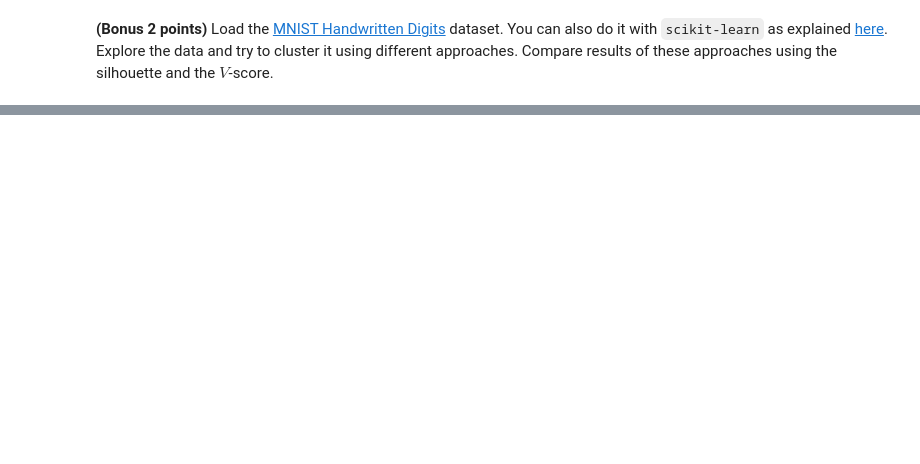
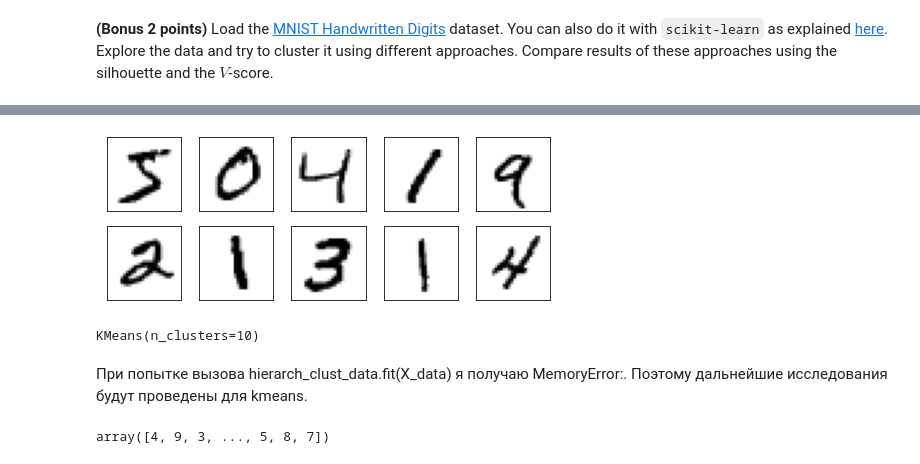
Before and after one commit to TatyanaMardvilko/8_clustering, a Jupyter notebook: clustering.ipynb, the cells around one changed output, grey strips where cells are left out. Drawn from its saved outputs; the diff is of its cells as text; code cells hidden in the pictures; blank space fills up the shorter version.

```diff
--- a/clustering.ipynb
+++ b/clustering.ipynb
@@ -507,3 +510,6 @@ Write in free form what conclusions you made after completing this assignment. A
 2) применение различных метрик для оценки качества кластеризации, например silhouette или v-measure
 # %% [markdown]
 **(Bonus 2 points)** Load the [MNIST Handwritten Digits](http://yann.lecun.com/exdb/mnist) dataset. You can also do it with `scikit-learn` as explained [here](https://stackoverflow.com/a/60450028). Explore the data and try to cluster it using different approaches. Compare results of these approaches using the silhouette and the $V$-score.
+# %%
+from sklearn.datasets import fetch_openml
+X_hand, y_hand = fetch_openml('mnist_784', version=1, return_X_y=True)
@@ -509,0 +533,15 @@ Write in free form what conclusions you made after completing this assignment. A
+# %%
+X_data = np.array(X_hand)
+# %%
+fig, ax = plt.subplots(2, 5, figsize=(8, 3))
+images_ten = X_data[0:10].reshape(10, 28, 28)
+for axi, image in zip(ax.flat, images_ten):
+    axi.set(xticks=[], yticks=[])
+    axi.imshow(image, cmap=plt.cm.binary)
+# %% [output]
+[figure, added]
+# %%
+kmeans_data = KMeans(n_clusters=10)
+kmeans_data.fit(X_data)
+# %% [output]
+KMeans(n_clusters=10)
@@ -509,0 +551,7 @@ Write in free form what conclusions you made after completing this assignment. A
+# %% [markdown]
+При попытке вызова hierarch_clust_data.fit(X_data) я получаю MemoryError:. Поэтому дальнейшие исследования будут проведены для kmeans.
+# %%
+kmeans_data_labels = kmeans_data.predict(X_data)
+kmeans_data_labels
+# %% [output]
+array([4, 9, 3, ..., 5, 8, 7])
```
Also changed, not shown: parts of 25 cells of this notebook.
